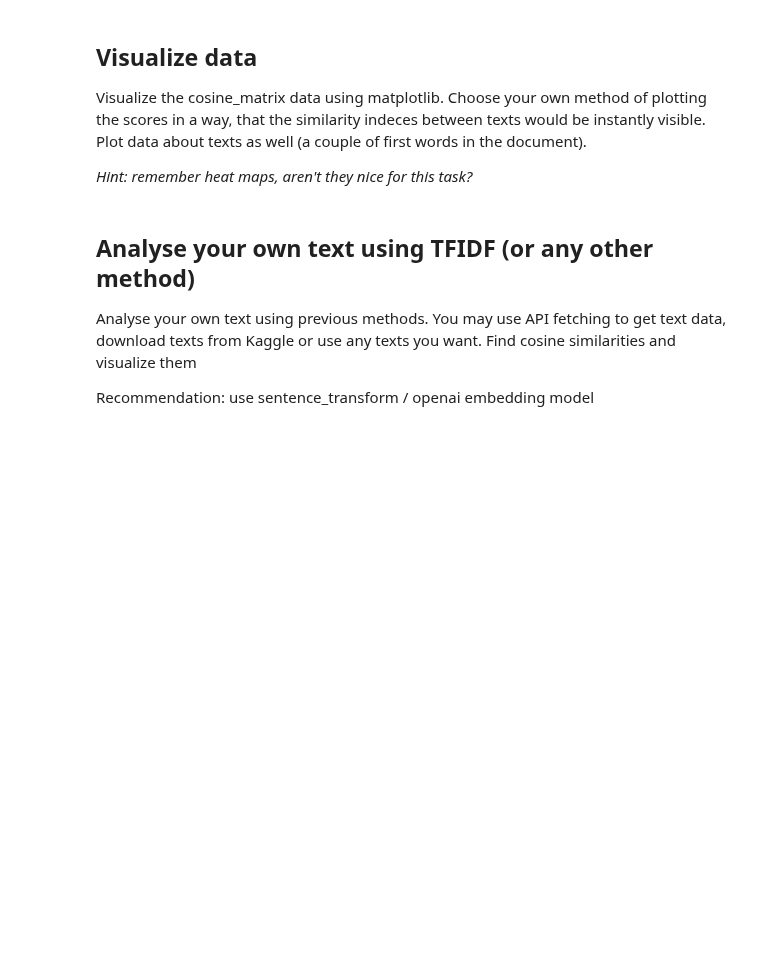
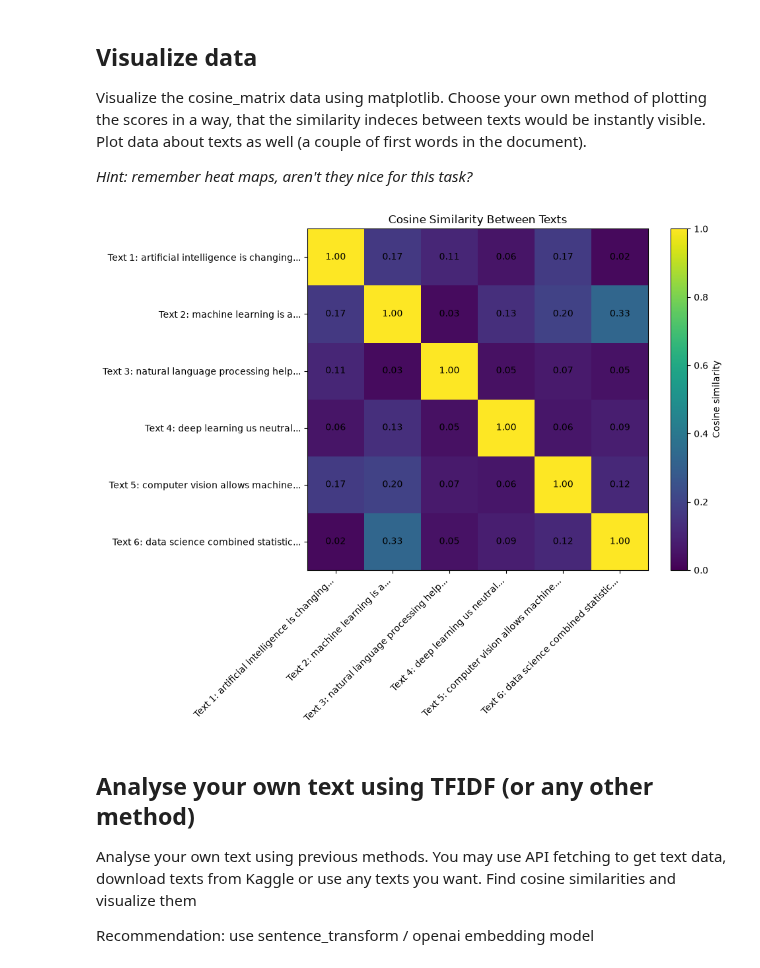
Before and after one commit to Baryzhyk/ida-labs, a Jupyter notebook: assignement-2.ipynb, the cells around one changed output. Drawn from its saved outputs; the diff is of its cells as text; code cells hidden in the pictures; blank space fills up the shorter version.

```diff
--- a/assignement-2.ipynb
+++ b/assignement-2.ipynb
@@ -52,6 +200,10 @@ Calculate the TFIDF score and cosine similarity between the texts. You may use g
 
 Extra credit: use word2vec word embeddings in vector spaces to get better TFIDF scores by representing each word as a vector.
 # %%
+from sklearn.feature_extraction.text import TfidfVectorizer
+from sklearn.metrics.pairwise import cosine_similarity
+
+
 def calcuate_tfidf(texts_processed):
     """
     Calculate TFIDF score between the texts in the list.
@@ -62,7 +214,17 @@ def calcuate_tfidf(texts_processed):
     Returns:
         cosine_matrix (list): a matrix of cosine similarity scores.
     """
-    return None
+
+    vectorizer = TfidfVectorizer()
+
+    tfidf_matrix = vectorizer.fit_transform(texts_processed)
+
+    cosine_matrix = cosine_similarity(tfidf_matrix)
+
+    return cosine_matrix.tolist()
+
 
 cosine_matrix = calcuate_tfidf(texts_processed)
-print(cosine_matrix)
+
+for row in cosine_matrix:
+    print(row)
@@ -73,20 +242,73 @@ Visualize the cosine_matrix data using matplotlib. Choose your own method of plo
 
 *Hint: remember heat maps, aren't they nice for this task?*
 # %%
+import matplotlib.pyplot as plt
+import numpy as np
+
+
 def visualize_data(cosine_matrix, texts_processed):
     """
-    Visualize the cosine similarity matrix from the previous task.
+    Visualize the cosine similarity matrix.
 
     Args:
-        cosine_matrix (list): matrix of cosine similarity scores (values from 0.0 to 1.0 expected).
-        texts_processed (list): list of texts, processed in previous task.
+        cosine_matrix (list): matrix of cosine similarity scores.
+        texts_processed (list): list of processed texts.
 
     Returns:
-        None: None.
+        None
     """
-    return None
+
+    matrix = np.array(cosine_matrix)
+
+    labels = []
+
+    for i, text in enumerate(texts_processed):
+        first_words = " ".join(text.split()[:4])
+        labels.append(f"Text {i + 1}: {first_words}...")
+
+    plt.figure(figsize=(10, 8))
+
+    plt.imshow(
+        matrix,
+        cmap="viridis",
+        vmin=0,
+        vmax=1
+    )
+
+    plt.colorbar(label="Cosine similarity")
+
+    plt.xticks(
+        range(len(labels)),
+        labels,
+        rotation=45,
+        ha="right"
+    )
+
+    plt.yticks(
+        range(len(labels)),
+        labels
+    )
+
+    for i in range(len(matrix)):
+        for j in range(len(matrix)):
+            plt.text(
+                j,
+                i,
+                f"{matrix[i, j]:.2f}",
+                ha="center",
+                va="center"
+            )
+
+    plt.title("Cosine Similarity Between Texts")
+    plt.tight_layout()
+
+    plt.savefig("cosine_similarity_heatmap.png")
+    plt.show()
+
 
 visualize_data(cosine_matrix, texts_processed)
+# %% [output]
+[figure, added]
 # %% [markdown]
 ## Analyse your own text using TFIDF (or any other method)
 
```
Also changed, not shown: parts of 4 cells of this notebook, 2 other files.
